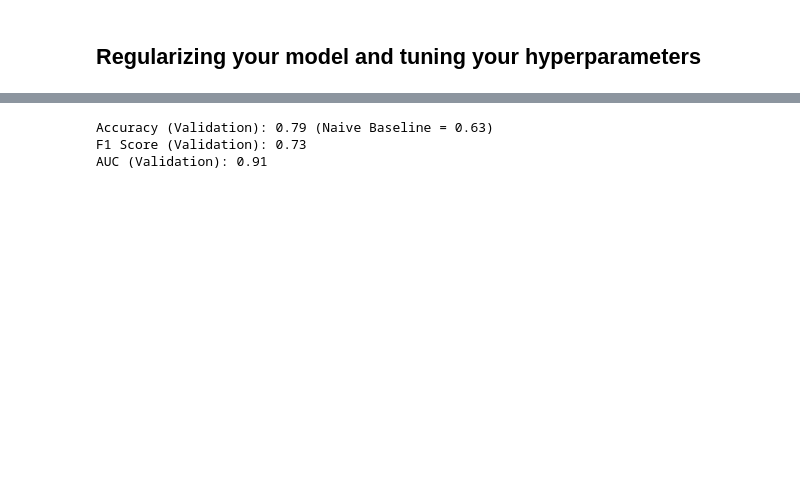
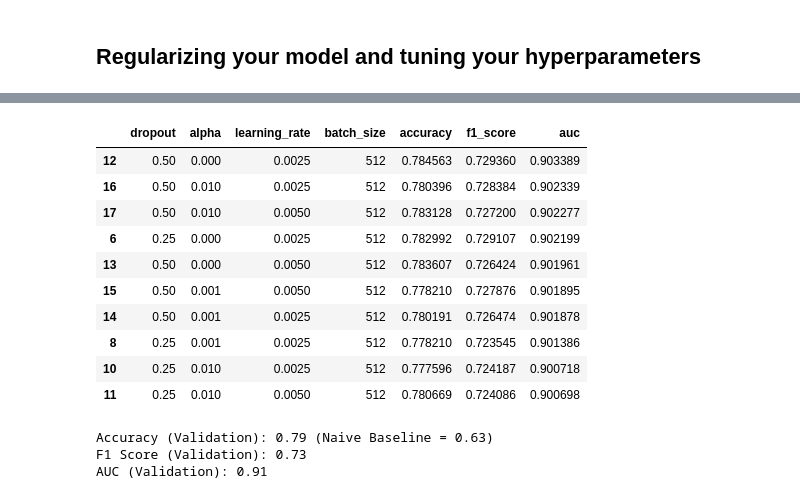
Before and after one commit to sreent/dense-neural-networks, a Jupyter notebook: codes/Twitter US Airline Sentiment - NLP Example.ipynb, the cells around one changed output, grey strips where cells are left out. Saved outputs shown, nothing was run; the diff lists cells and outputs as text; code cells hidden in the pictures; blank space fills up the shorter version.

```diff
--- a/codes/Twitter US Airline Sentiment - NLP Example.ipynb
+++ b/codes/Twitter US Airline Sentiment - NLP Example.ipynb
@@ -488,0 +475,22 @@ kfold_stats.sort_values(by=['auc'], ascending=False).head(10)
+# %%
+cvs_deeper = cross_validation(X_train, y_train, cv=5, model=deeper,
+                            class_weight=CLASS_WEIGHT,
+                            param_grid=parameters, loss=LOSS_FUNC, metrics=METRICS,
+                            epochs=EPOCHS,
+                            callbacks=[EARLY_STOP], seed=SEED)
+# %%
+cvs_deeper = dict_to_dataframe(cvs=cvs_deeper, metrics=['accuracy', 'f1_score', 'auc'])
+
+cvs_deeper.sort_values(by=['auc'], ascending=False).head(10)
+# %% [output]
+|  | dropout | alpha | learning_rate | batch_size | accuracy | f1_score | auc |
+| 12 | 0.50 | 0.000 | 0.0025 | 512 | 0.784563 | 0.729360 | 0.903389 |
+| 16 | 0.50 | 0.010 | 0.0025 | 512 | 0.780396 | 0.728384 | 0.902339 |
+| 17 | 0.50 | 0.010 | 0.0050 | 512 | 0.783128 | 0.727200 | 0.902277 |
+| 6 | 0.25 | 0.000 | 0.0025 | 512 | 0.782992 | 0.729107 | 0.902199 |
+| 13 | 0.50 | 0.000 | 0.0050 | 512 | 0.783607 | 0.726424 | 0.901961 |
+| 15 | 0.50 | 0.001 | 0.0050 | 512 | 0.778210 | 0.727876 | 0.901895 |
+| 14 | 0.50 | 0.001 | 0.0025 | 512 | 0.780191 | 0.726474 | 0.901878 |
+| 8 | 0.25 | 0.001 | 0.0025 | 512 | 0.778210 | 0.723545 | 0.901386 |
+| 10 | 0.25 | 0.010 | 0.0025 | 512 | 0.777596 | 0.724187 | 0.900718 |
+| 11 | 0.25 | 0.010 | 0.0050 | 512 | 0.780669 | 0.724086 | 0.900698 |
```
Also changed, not shown: parts of 24 cells of this notebook.
